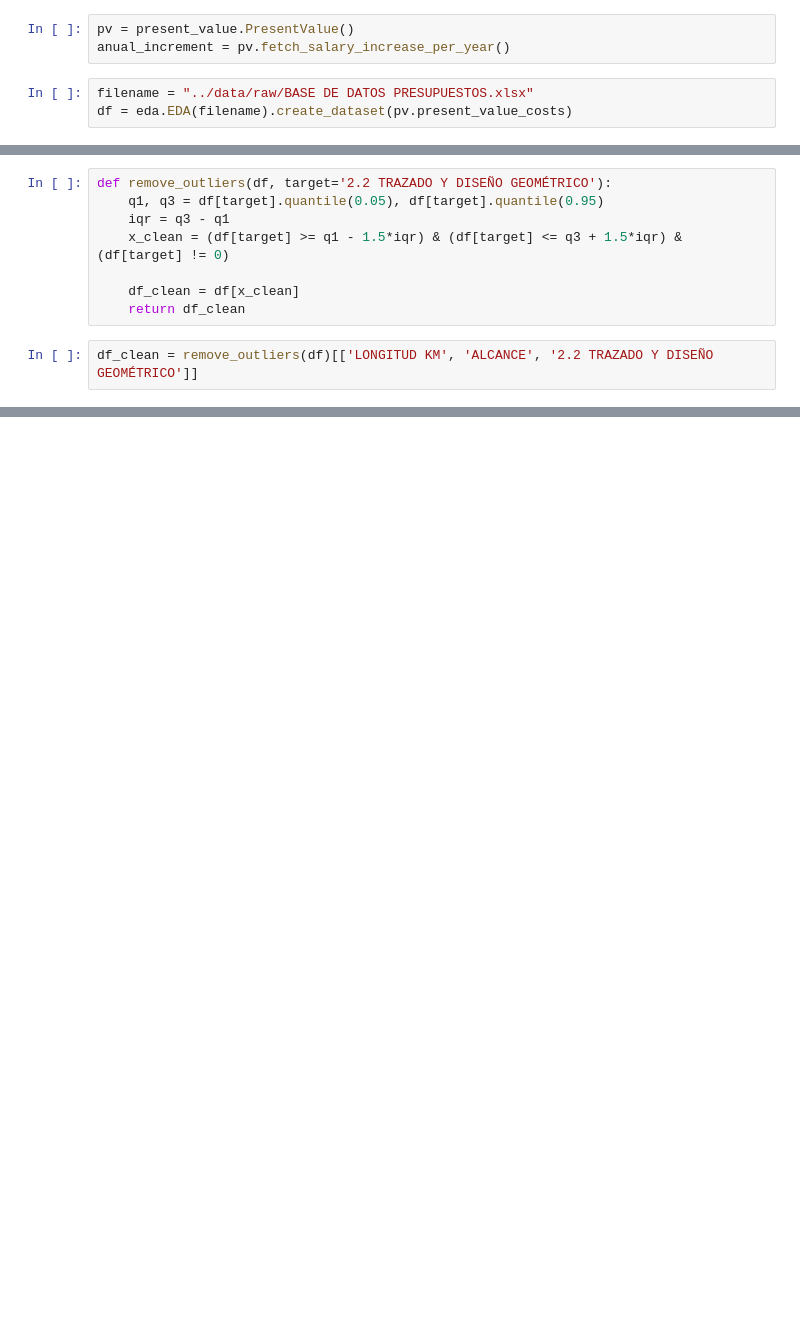
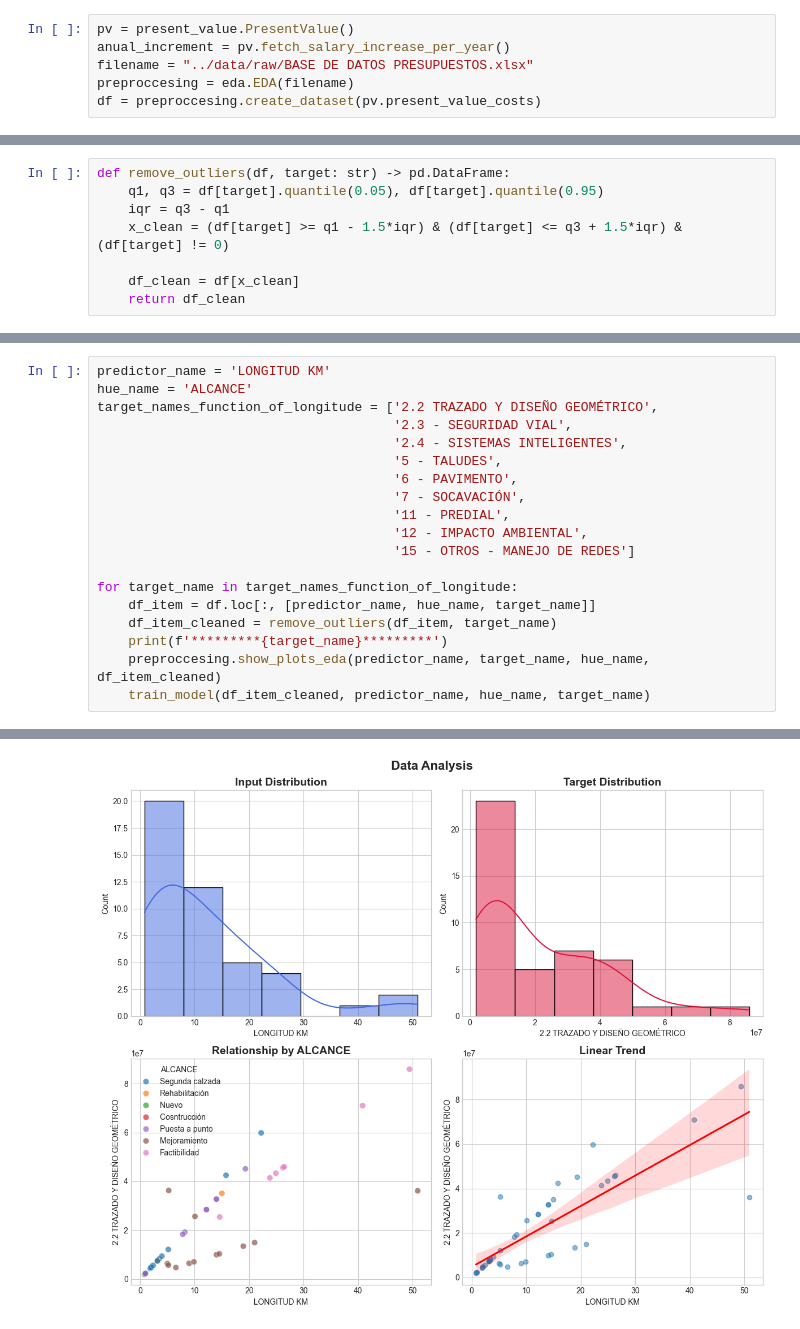
Before and after one commit to ForeroAlejandroGit/practicum, a Jupyter notebook: src/machine_learning.ipynb, the cells around one changed output, grey strips where cells are left out. Cells and saved outputs as stored; diff of their text form; blank space fills up the shorter version.

```diff
--- a/src/machine_learning.ipynb
+++ b/src/machine_learning.ipynb
@@ -14,6 +16,6 @@ import present_value
 # %%
 pv = present_value.PresentValue()
 anual_increment = pv.fetch_salary_increase_per_year()
+filename = "../data/raw/BASE DE DATOS PRESUPUESTOS.xlsx"
+preproccesing = eda.EDA(filename)
+df = preproccesing.create_dataset(pv.present_value_costs)
-# %%
-filename = "../data/raw/BASE DE DATOS PRESUPUESTOS.xlsx"
-df = eda.EDA(filename).create_dataset(pv.present_value_costs)
@@ -22,11 +22,9 @@ TypeError: EDA.assemble_project() takes 1 positional argument but 2 were given
 # %%
-def remove_outliers(df, target='2.2 TRAZADO Y DISEÑO GEOMÉTRICO'):
+def remove_outliers(df, target: str) -> pd.DataFrame:
     q1, q3 = df[target].quantile(0.05), df[target].quantile(0.95)
     iqr = q3 - q1
     x_clean = (df[target] >= q1 - 1.5*iqr) & (df[target] <= q3 + 1.5*iqr) & (df[target] != 0)
 
     df_clean = df[x_clean]
     return df_clean
-# %%
-df_clean = remove_outliers(df)[['LONGITUD KM', 'ALCANCE', '2.2 TRAZADO Y DISEÑO GEOMÉTRICO']]
 # %%
@@ -70,0 +72,20 @@ plt.tight_layout(); plt.show()
+# %%
+predictor_name = 'LONGITUD KM'
+hue_name = 'ALCANCE'
+target_names_function_of_longitude = ['2.2 TRAZADO Y DISEÑO GEOMÉTRICO',
+                                      '2.3 - SEGURIDAD VIAL',
+                                      '2.4 - SISTEMAS INTELIGENTES',
+                                      '5 - TALUDES',
+                                      '6 - PAVIMENTO',
+                                      '7 - SOCAVACIÓN',
+                                      '11 - PREDIAL',
+                                      '12 - IMPACTO AMBIENTAL',
+                                      '15 - OTROS - MANEJO DE REDES']
+
+for target_name in target_names_function_of_longitude:
+    df_item = df.loc[:, [predictor_name, hue_name, target_name]]
+    df_item_cleaned = remove_outliers(df_item, target_name)
+    print(f'*********{target_name}*********')
+    preproccesing.show_plots_eda(predictor_name, target_name, hue_name, df_item_cleaned)
+    train_model(df_item_cleaned, predictor_name, hue_name, target_name)
+# %% [output]
@@ -70,0 +93 @@ plt.tight_layout(); plt.show()
+[figure, added]
```
Also changed, not shown: parts of 8 cells of this notebook, 1 other file.
